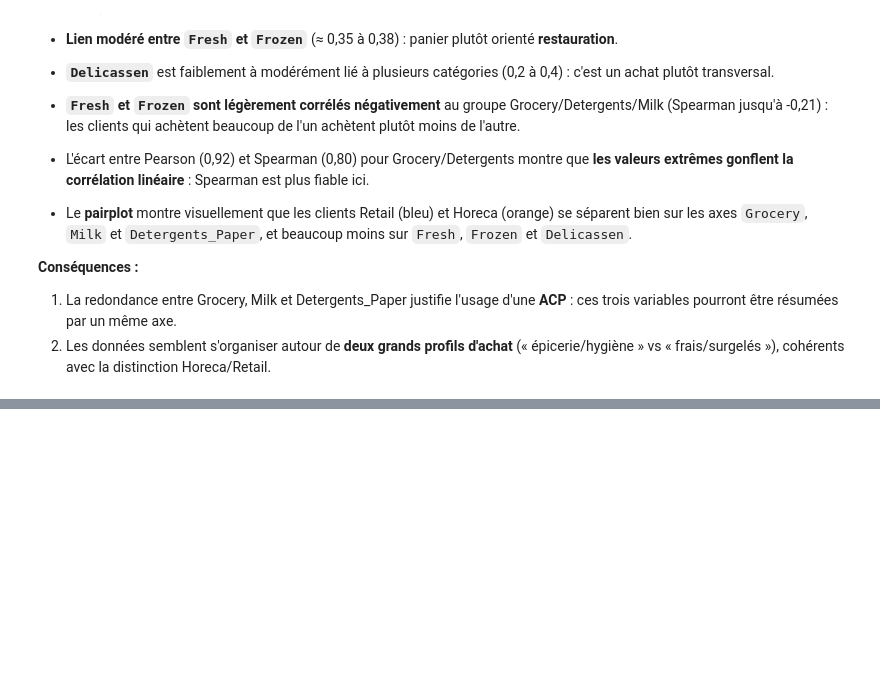
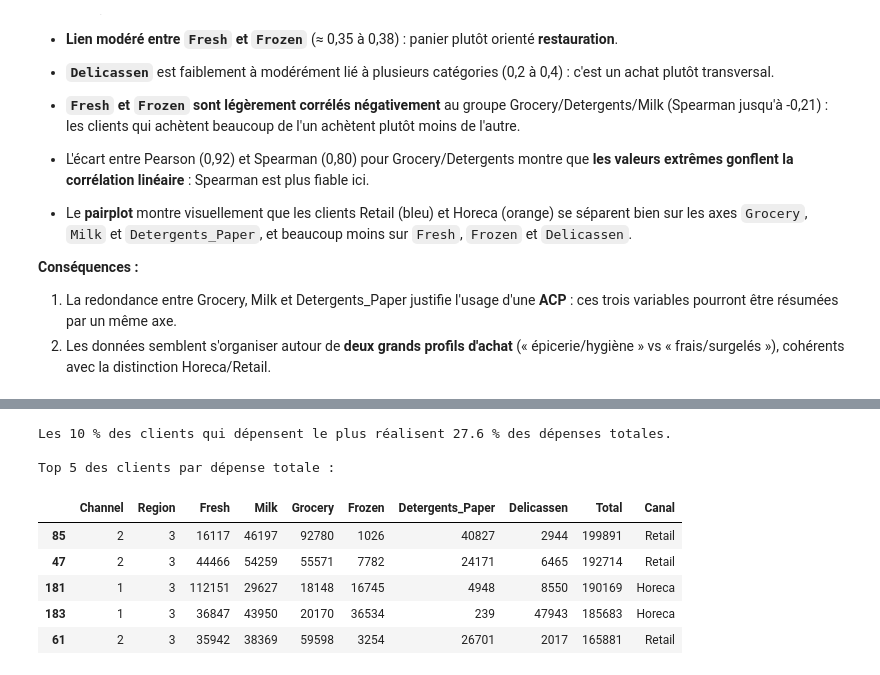
Before and after one commit to rokhayacoumbadiouf-bit/Segmentation_Client_ML, a Jupyter notebook: P1IA_ODC/projet_machine_learning/segmentaion_client.ipynb, the cells around one changed output, grey strips where cells are left out. Cells and saved outputs as stored; diff of their text form; code cells hidden in the pictures; blank space fills up the shorter version.

```diff
--- a/P1IA_ODC/projet_machine_learning/segmentaion_client.ipynb
+++ b/P1IA_ODC/projet_machine_learning/segmentaion_client.ipynb
@@ -569,0 +693,16 @@ plt.show()
+# %%
+# Concentration du chiffre d'affaires
+top10 = df_total.nlargest(int(len(df) * 0.10)).sum() / df_total.sum() * 100
+print(f"Les 10 % des clients qui dépensent le plus réalisent {top10:.1f} % des dépenses totales.")
+print("\nTop 5 des clients par dépense totale :")
+display(df.assign(Total=df_total, Canal=df["Channel"].map(channel_map)).nlargest(5, "Total"))
+# %% [output]
+Les 10 % des clients qui dépensent le plus réalisent 27.6 % des dépenses totales.
+
+Top 5 des clients par dépense totale :
+|  | Channel | Region | Fresh | Milk | Grocery | Frozen | Detergents_Paper | Delicassen | Total | Canal |
+| 85 | 2 | 3 | 16117 | 46197 | 92780 | 1026 | 40827 | 2944 | 199891 | Retail |
+| 47 | 2 | 3 | 44466 | 54259 | 55571 | 7782 | 24171 | 6465 | 192714 | Retail |
+| 181 | 1 | 3 | 112151 | 29627 | 18148 | 16745 | 4948 | 8550 | 190169 | Horeca |
+| 183 | 1 | 3 | 36847 | 43950 | 20170 | 36534 | 239 | 47943 | 185683 | Horeca |
+| 61 | 2 | 3 | 35942 | 38369 | 59598 | 3254 | 26701 | 2017 | 165881 | Retail |
```
Also changed, not shown: parts of 14 cells of this notebook.
